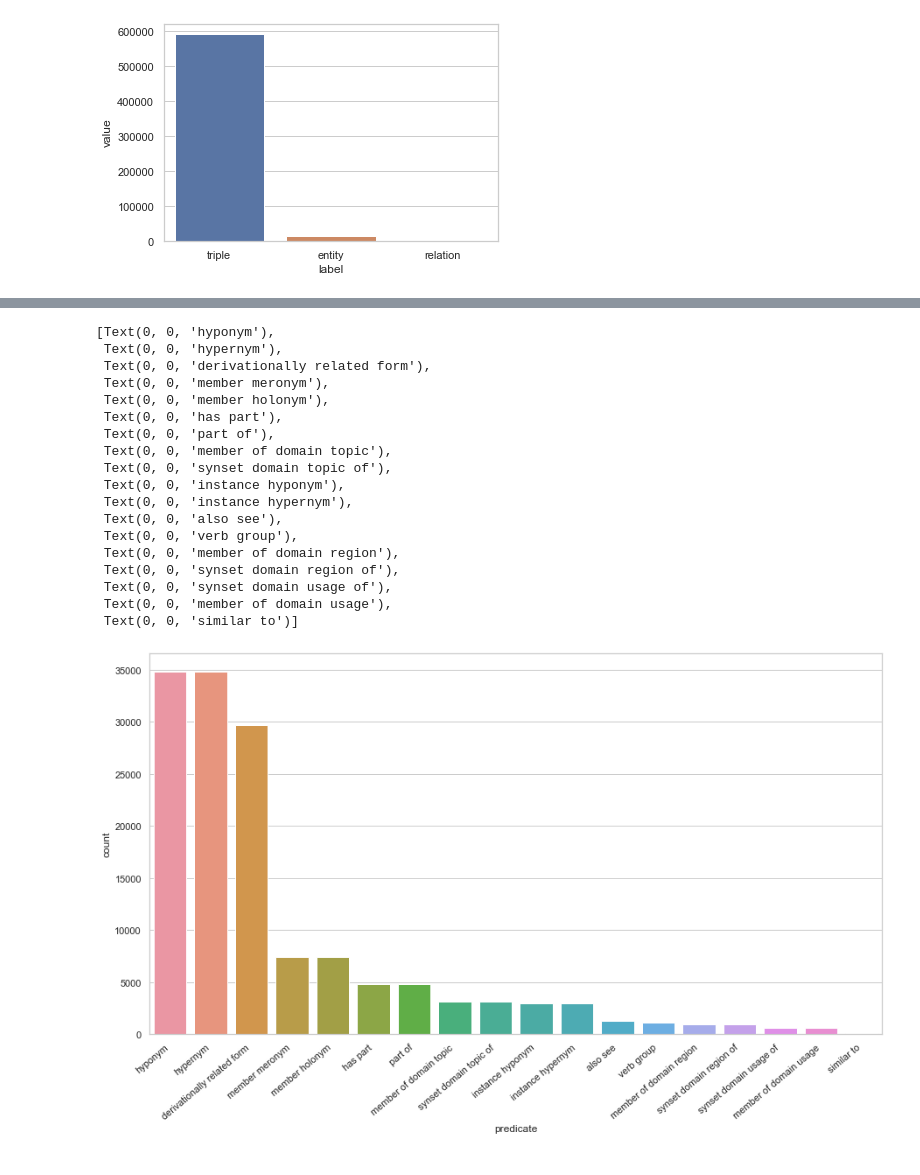
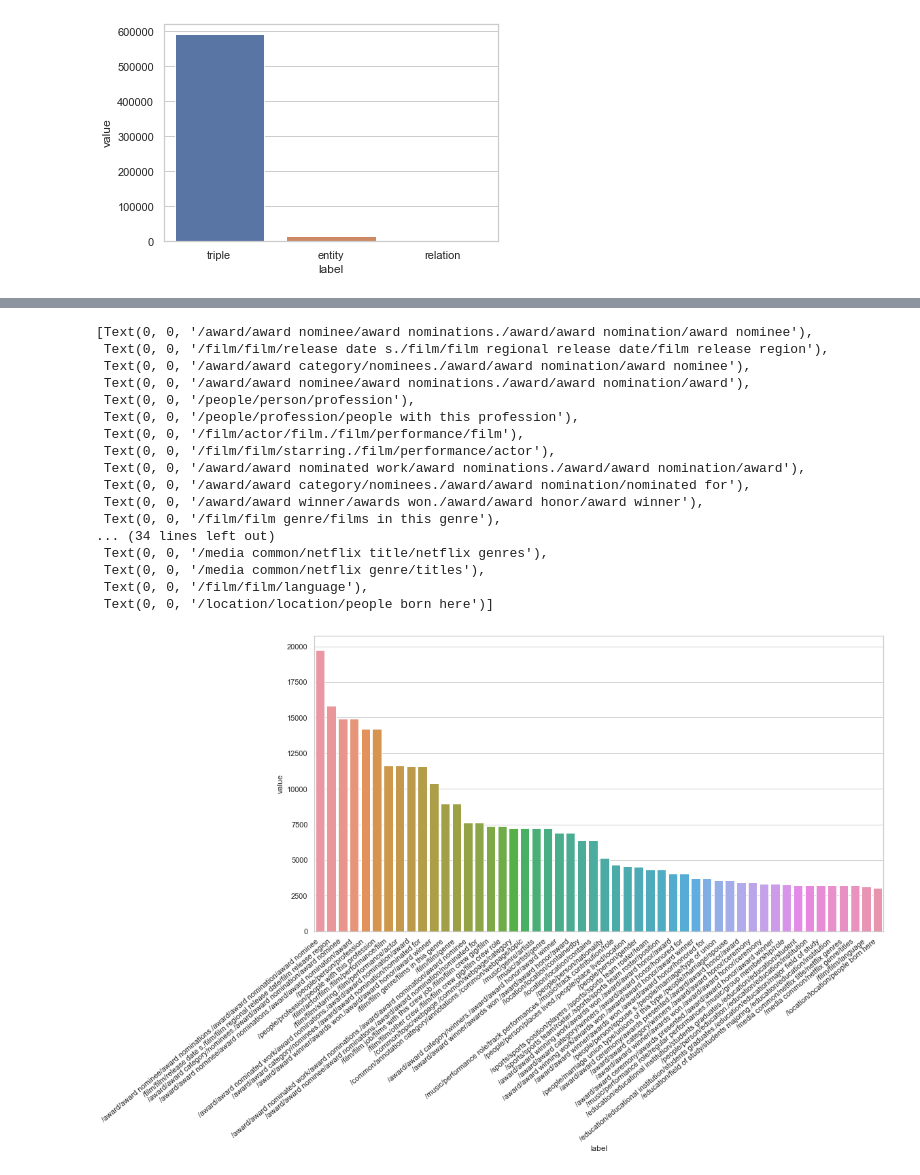
Before and after one commit to xhosaBoy/hyper-neural-tensorfactorisation, a Jupyter notebook: notebooks/FB15k_Histogram.ipynb, the cells around one changed output, grey strips where cells are left out. Drawn from its saved outputs; the diff is of its cells as text; code cells hidden in the pictures.

Commit message:
FB15k Data Visualisation
Visualise entity, relation and fact data as histograms.

```diff
--- a/notebooks/FB15k_Histogram.ipynb
+++ b/notebooks/FB15k_Histogram.ipynb
@@ -230,7 +210,7 @@ ax = sns.barplot(x="label", y="value", data=triple_entity_relation_counts)
 # %% [output]
 [figure]
 # %%
-fact = psql.read_sql("SELECT * FROM fact", connection)
+fact = psql.read_sql("SELECT * FROM fact_train UNION SELECT * FROM fact_valid UNION SELECT * FROM fact_test", connection)
 fact.head()
 # %% [output]
 |  | id | subject | s_name | predicate | object | o_name |
@@ -242,5 +222,6 @@ fact.head()
 # %%
-fact = fact.set_index('id')
+fact = fact.drop(['id'], axis=1)
+fact.index.name = 'id'
 fact.head()
 # %% [output]
 |  | subject | s_name | predicate | object | o_name |
@@ -285,0 +309,3 @@ Index(['hyponym', 'hypernym', 'derivationally related form', 'member meronym',
+# %%
+predicate_counts = predicate_counts.reset_index()
+predicate_counts.head()
@@ -285,0 +319,3 @@ Index(['hyponym', 'hypernym', 'derivationally related form', 'member meronym',
+# %%
+predicate_counts = predicate_counts.rename(columns={'index': 'label', 'predicate': 'value'})
+predicate_counts.head()
@@ -286,27 +329,26 @@ Index(['hyponym', 'hypernym', 'derivationally related form', 'member meronym',
 # %%
 plt.figure(figsize=(15, 8))
-ax = sns.countplot(x="predicate", data=fact, order = fact['predicate'].value_counts().index)
+ax = sns.barplot(x="label", y="value", data=predicate_counts[:50])
 ax.set_xticklabels(ax.get_xticklabels(), rotation=40, ha="right")
 # %% [output]
-[Text(0, 0, 'hyponym'),
- Text(0, 0, 'hypernym'),
- Text(0, 0, 'derivationally related form'),
- Text(0, 0, 'member meronym'),
- Text(0, 0, 'member holonym'),
- Text(0, 0, 'has part'),
- Text(0, 0, 'part of'),
- Text(0, 0, 'member of domain topic'),
- Text(0, 0, 'synset domain topic of'),
- Text(0, 0, 'instance hyponym'),
- Text(0, 0, 'instance hypernym'),
- Text(0, 0, 'also see'),
- Text(0, 0, 'verb group'),
- Text(0, 0, 'member of domain region'),
- Text(0, 0, 'synset domain region of'),
- Text(0, 0, 'synset domain usage of'),
- Text(0, 0, 'member of domain usage'),
- Text(0, 0, 'similar to')]
+[Text(0, 0, '/award/award nominee/award nominations./award/award nomination/award nominee'),
+ Text(0, 0, '/film/film/release date s./film/film regional release date/film release region'),
+ Text(0, 0, '/award/award category/nominees./award/award nomination/award nominee'),
+ Text(0, 0, '/award/award nominee/award nominations./award/award nomination/award'),
+ Text(0, 0, '/people/person/profession'),
+ Text(0, 0, '/people/profession/people with this profession'),
+ Text(0, 0, '/film/actor/film./film/performance/film'),
+ Text(0, 0, '/film/film/starring./film/performance/actor'),
+ Text(0, 0, '/award/award nominated work/award nominations./award/award nomination/award'),
+ Text(0, 0, '/award/award category/nominees./award/award nomination/nominated for'),
+ Text(0, 0, '/award/award winner/awards won./award/award honor/award winner'),
+ Text(0, 0, '/film/film genre/films in this genre'),
+... (34 lines left out)
+ Text(0, 0, '/media common/netflix title/netflix genres'),
+ Text(0, 0, '/media common/netflix genre/titles'),
+ Text(0, 0, '/film/film/language'),
+ Text(0, 0, '/location/location/people born here')]
-[figure, old version]
+[figure, new version]
 # %%
 object_counts = fact['o_name'].value_counts().to_frame()
 object_counts.head()
```
Also changed, not shown: parts of 27 cells of this notebook, 1 other file.
